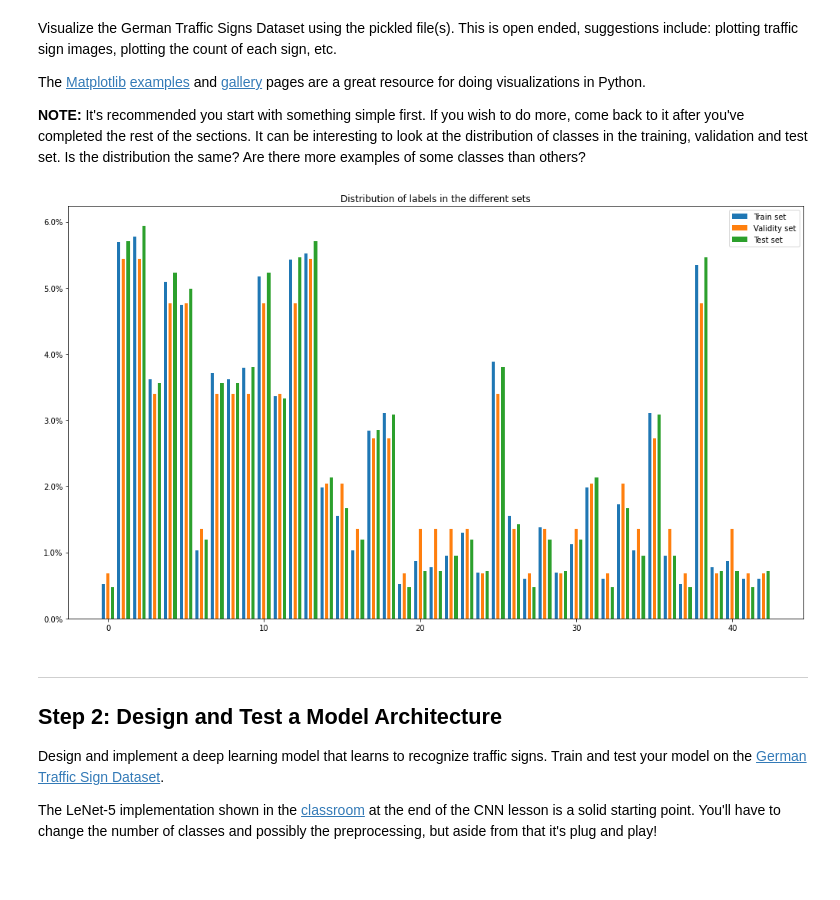
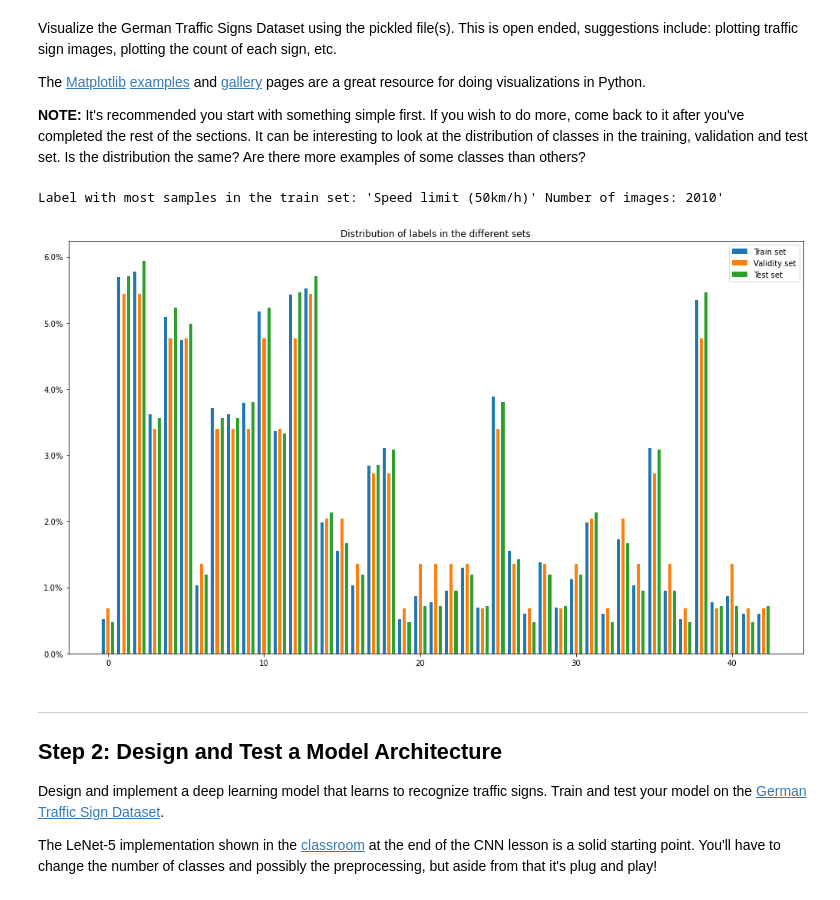
Before and after one commit to danthe42/CarND-Traffic-Sign-Classifier-Project, a Jupyter notebook: Traffic_Sign_Classifier.ipynb, the cells around one changed output. Drawn from its saved outputs; the diff is of its cells as text; code cells hidden in the pictures.

```diff
--- a/Traffic_Sign_Classifier.ipynb
+++ b/Traffic_Sign_Classifier.ipynb
@@ -35,9 +35,9 @@ if WeAreOnColab is True:
   validation_file= '/content/drive/My Drive/valid.p'
   testing_file = '/content/drive/My Drive/test.p'
 else:
-  training_file = './train.p'
-  validation_file= './valid.p'
-  testing_file = './test.p'
+  training_file = './data/train.p'
+  validation_file= './data/valid.p'
+  testing_file = './data/test.p'
 
 with open(training_file, mode='rb') as f:
     train = pickle.load(f)
@@ -160,57 +126,60 @@ from matplotlib.ticker import FuncFormatter
 # %%
+import matplotlib
+import matplotlib.pyplot as plt
+import numpy as np
+from matplotlib.ticker import FuncFormatter
+from skimage.transform import rescale, resize, downscale_local_mean
+import csv
 
+signnames = {}
+
+with open('signnames.csv', newline='') as csvfile:
+  reader = csv.DictReader(csvfile)
+  for row in reader:
+    signnames[row['ClassId']] = row['SignName']
+
+%matplotlib inline
 
 def to_percent(y, position):
     # Ignore the passed in position. This has the effect of scaling the default
     # tick locations.
     s = str(100 * y)
 
     # The percent symbol needs escaping in latex
     if matplotlib.rcParams['text.usetex'] is True:
         return s + r'$\%$'
     else:
         return s + '%'
 
-def autolabel(ax, rects):
-    """Attach a text label above each bar in *rects*, displaying its height."""
-    for rect in rects:
-        height = rect.get_height()
-        ax.annotate('{}'.format(height),
-                    xy=(rect.get_x() + rect.get_width() / 2, height),
-                    xytext=(0, 3),  # 3 points vertical offset
-                    textcoords="offset points",
-                    ha='center', va='bottom')
-
 #########################################################
 # Show the distibution of labels in the samples
 #########################################################
 lbls = y_train
 maxlabel = np.max(y_train)# take the biggest set to ensure that all labels are in it
 labels = np.arange(maxlabel+1)
 trainstat = np.unique(y_train, return_counts=True)[1]
 validstat = np.unique(y_valid, return_counts=True)[1]
 teststat =  np.unique(y_test, return_counts=True)[1]
-trainstat = trainstat/len(y_train)
-validstat = validstat/len(y_valid)
-teststat = teststat/len(y_test)
 
+labelwithmostsamples = np.argmax(trainstat)
+mostsamplescount = trainstat[labelwithmostsamples]
+
+print ("Label with most samples in the train set: '{}' Number of images: {}'".format(signnames[str(labelwithmostsamples)], mostsamplescount))
 fig, ax = plt.subplots(figsize=(14,8))
-rects1 = ax.bar(labels-0.3, trainstat, 0.2, label='Train set')
-rects2 = ax.bar(labels, validstat, 0.2, label='Validity set')
-rects3 = ax.bar(labels+0.3, teststat, 0.2, label='Test set')
+rects1 = ax.bar(labels-0.3, trainstat/len(y_train), 0.2, label='Train set')
+rects2 = ax.bar(labels, validstat/len(y_valid), 0.2, label='Validity set')
+rects3 = ax.bar(labels+0.3, teststat/len(y_test), 0.2, label='Test set')
 ax.legend()
-#autolabel(ax, rects1)
-#autolabel(rects2)
-#autolabel(rects3)
 fig.tight_layout()
 
 ax.set_title('Distribution of labels in the different sets')
 formatter = FuncFormatter(to_percent)
 plt.gca().yaxis.set_major_formatter(formatter)
 
 plt.show()
 # %% [output]
+Label with most samples in the train set: 'Speed limit (50km/h)' Number of images: 2010'
-[figure, old version]
+[figure, new version]
 # %% [markdown]
 ----
 
```
Also changed, not shown: parts of 23 cells of this notebook, 1 other file.
